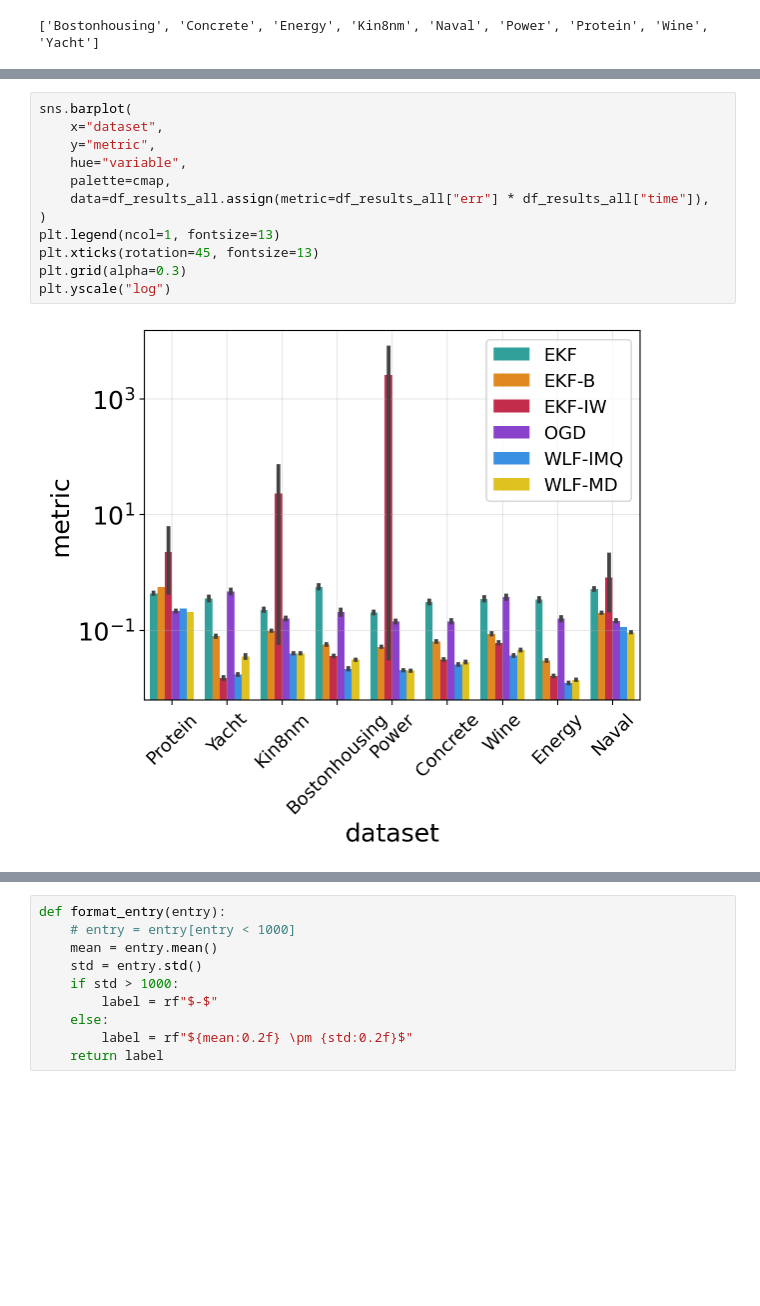
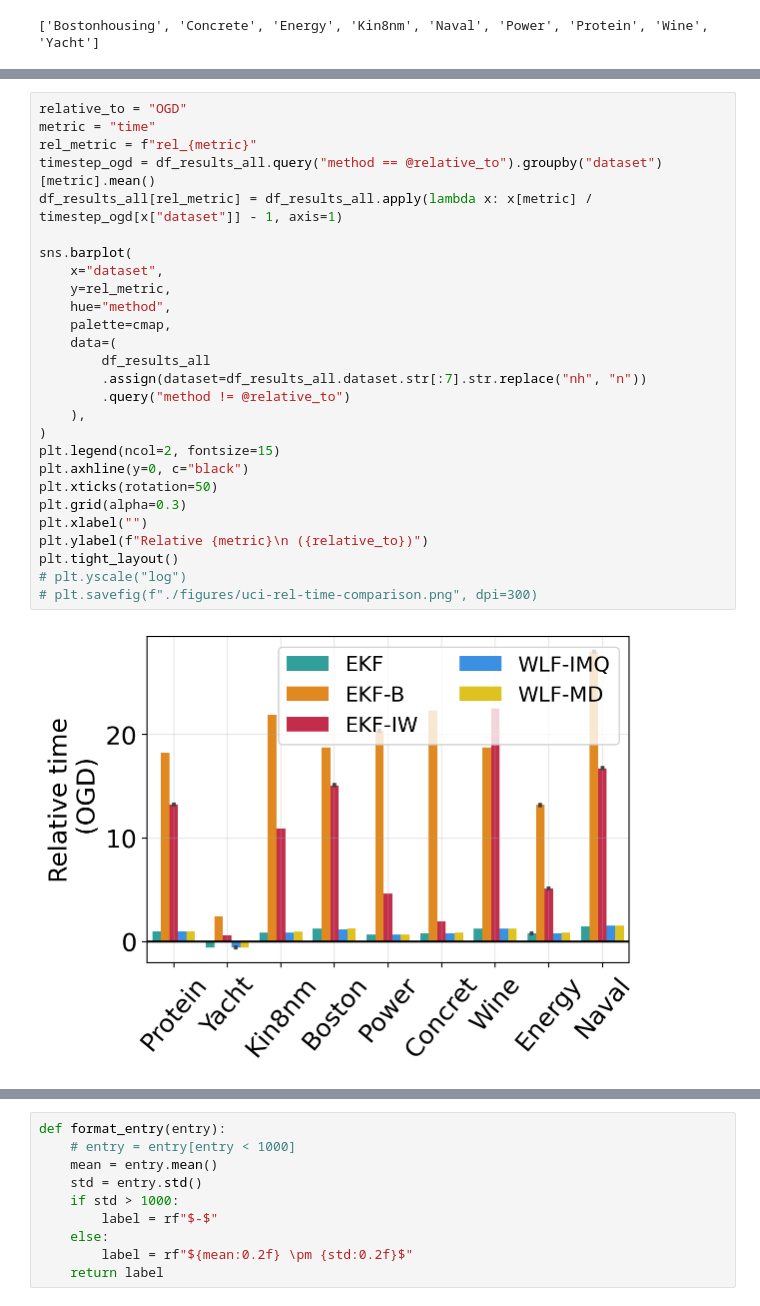
Before and after one commit to gerdm/weighted-likelihood-filter, a Jupyter notebook: experiments/uci-regression-eval.ipynb, the cells around one changed output, grey strips where cells are left out. Drawn from its saved outputs; the diff is of its cells as text; blank space fills up the shorter version.

```diff
--- a/experiments/uci-regression-eval.ipynb
+++ b/experiments/uci-regression-eval.ipynb
@@ -180,14 +191,29 @@ plt.savefig(f"./figures/uci-time-comparison.png", dpi=300)
-# %%
-sns.barplot(
-    x="dataset",
-    y="metric",
-    hue="variable",
-    palette=cmap,
-    data=df_results_all.assign(metric=df_results_all["err"] * df_results_all["time"]),
-)
-plt.legend(ncol=1, fontsize=13)
-plt.xticks(rotation=45, fontsize=13)
-plt.grid(alpha=0.3)
-plt.yscale("log")
-# %% [output]
-[figure, removed]
+# %%
+relative_to = "OGD"
+metric = "time"
+rel_metric = f"rel_{metric}"
+timestep_ogd = df_results_all.query("method == @relative_to").groupby("dataset")[metric].mean()
+df_results_all[rel_metric] = df_results_all.apply(lambda x: x[metric] / timestep_ogd[x["dataset"]] - 1, axis=1)
+
+sns.barplot(
+    x="dataset",
+    y=rel_metric,
+    hue="method",
+    palette=cmap,
+    data=(
+        df_results_all
+        .assign(dataset=df_results_all.dataset.str[:7].str.replace("nh", "n"))
+        .query("method != @relative_to")
+    ),
+)
+plt.legend(ncol=2, fontsize=15)
+plt.axhline(y=0, c="black")
+plt.xticks(rotation=50)
+plt.grid(alpha=0.3)
+plt.xlabel("")
+plt.ylabel(f"Relative {metric}\n ({relative_to})")
+plt.tight_layout()
+# plt.yscale("log")
+# plt.savefig(f"./figures/uci-rel-time-comparison.png", dpi=300)
+# %% [output]
+[figure, added]
```
Also changed, not shown: parts of 30 cells of this notebook, 1 other file.
